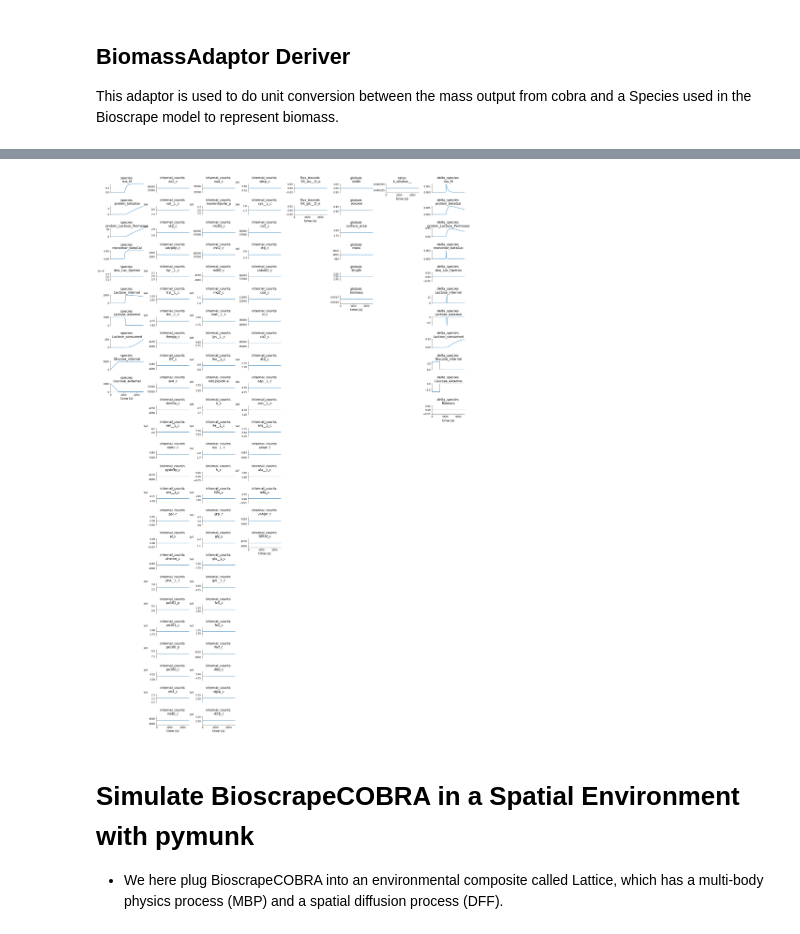
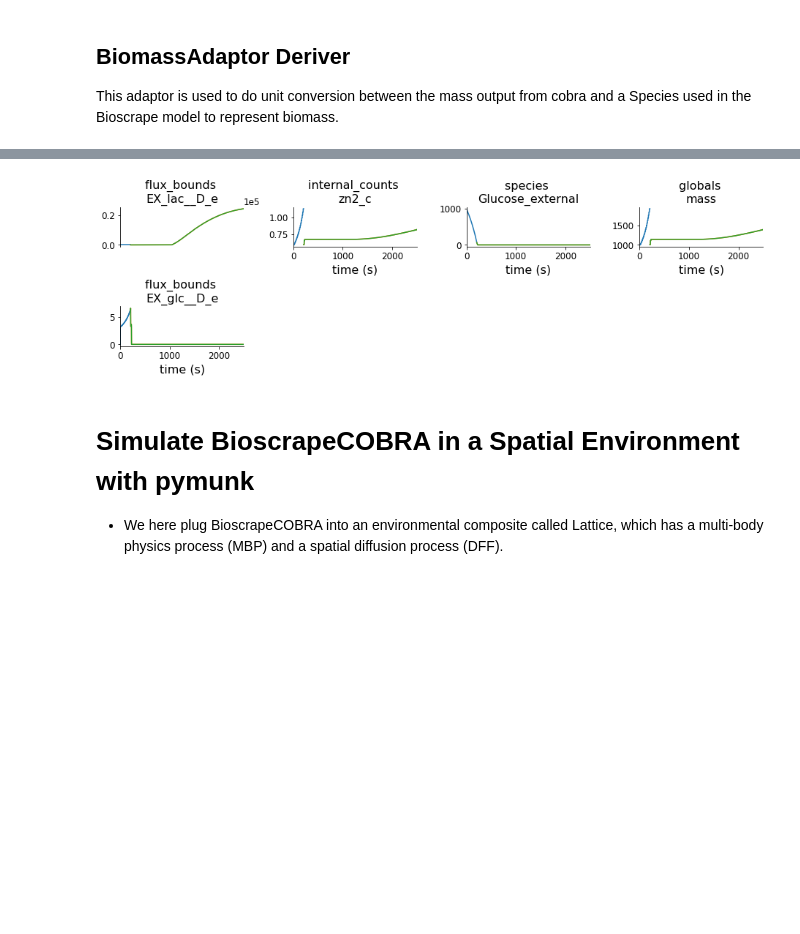
Before and after one commit to vivarium-collective/vivarium-notebooks, a Jupyter notebook: Lac Operon Model/bioscrape-cobra.ipynb, the cells around one changed output, grey strips where cells are left out. Drawn from its saved outputs; the diff is of its cells as text; code cells hidden in the pictures; blank space fills up the shorter version.

```diff
--- a/Lac Operon Model/bioscrape-cobra.ipynb
+++ b/Lac Operon Model/bioscrape-cobra.ipynb
@@ -334,14 +342,16 @@ cobra_config = get_iAF1260b_config()
 cobra_config.update({'time_step': 10})
 
 #set up the config for the FluxDeriver
-flux_config = {'flux_keys': [ #there are three fluxes keys, one for each flux computed
-                'Lactose_consumed',
-                'Glucose_internal',
-                'biomass'],
-               'flux_options' : { #many options are toggled to get the correct biomass --> diluton rate conversion
-                   'biomass': ['amount', 'percent', 'positive', 'ignore zeros']
-                   }
-              }
+flux_config = {
+    'flux_keys': [ #there are three fluxes keys, one for each flux computed
+        'Lactose_consumed', 'Glucose_internal', 'biomass',
+        ],
+    'flux_options' : { #many options are toggled to get the correct biomass --> diluton rate conversion
+        'biomass': [
+            'amount', 'percent', 'positive', 'ignore zeros',
+        ]
+    }
+}
 
 #Here we override the default ports schema of the Biomass species and the k_dilution rate in Bioscrape.
 #This is done so they can be set by the Derivers connected to mass and mass flux from Cobra.
@@ -538,21 +514,21 @@ Created: 01/29/2021 at 12:33:30
 total_time = 2500
 
 agent_id = '1'
-divide_config = {
+division_config = {
     'divide_on': True,
     'agent_id': agent_id,
     'agents_path': ('..', '..', 'agents',),
 }
-division_composite = BioscrapeCOBRA(divide_config)
+division_composite = BioscrapeCOBRA(division_config)
 
 # initial state
 initial_state = division_composite.initial_state()
-initial_state['species']['Glucose_external'] = 2000
+# initial_state['species']['Glucose_external'] = 2000
 initial_state['external']['glc__D_e'] = 10
 initial_state['external']['lcts_e'] = 10
 initial_state = {
-        'agents': {
-            agent_id: initial_state}}
+    'agents': {
+        agent_id: initial_state}}
 
 # run simulation
 # simulate
@@ -574,20 +552,21 @@ Completed in 56.78 seconds
 # %%
 plot_settings = {
-    'skip_paths': [('external',)]
-#     'include_paths': [
-#         ('globals', 'mass'),
-#         ('species', 'Glucose_external'),
-#         ('internal_counts', 'zn2_c'),
-#         ('flux_bounds', 'EX_glc__D_e'),
-#         ('flux_bounds', 'EX_lac__D_e'),
-#         ],
+#     'skip_paths': [('external',)]
+    'include_paths': [
+        ('globals', 'mass'),
+        ('species', 'Glucose_external'),
+        ('species', 'Lactose_external'),
+        ('flux_bounds', 'EX_glc__D_e'),
+        ('flux_bounds', 'EX_lac__D_e'),
+        ('internal_counts', 'zn2_c'),
+        ],
 }
 fig = plot_agents_multigen(
     division_output,
     settings=plot_settings,
 )
 # %% [output]
-[figure, old version]
+[figure, new version]
 # %% [markdown]
 # Simulate BioscrapeCOBRA in a Spatial Environment with pymunk
  * We here plug BioscrapeCOBRA into an environmental composite called Lattice, which has a multi-body physics process (MBP) and a spatial diffusion process (DFF).
```
Also changed, not shown: parts of 11 cells of this notebook.
